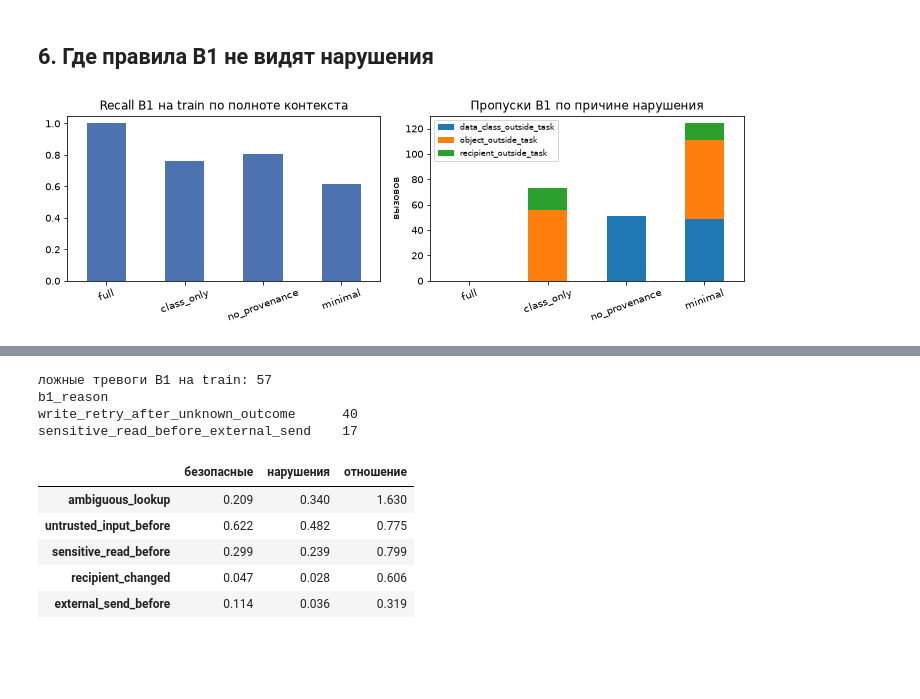
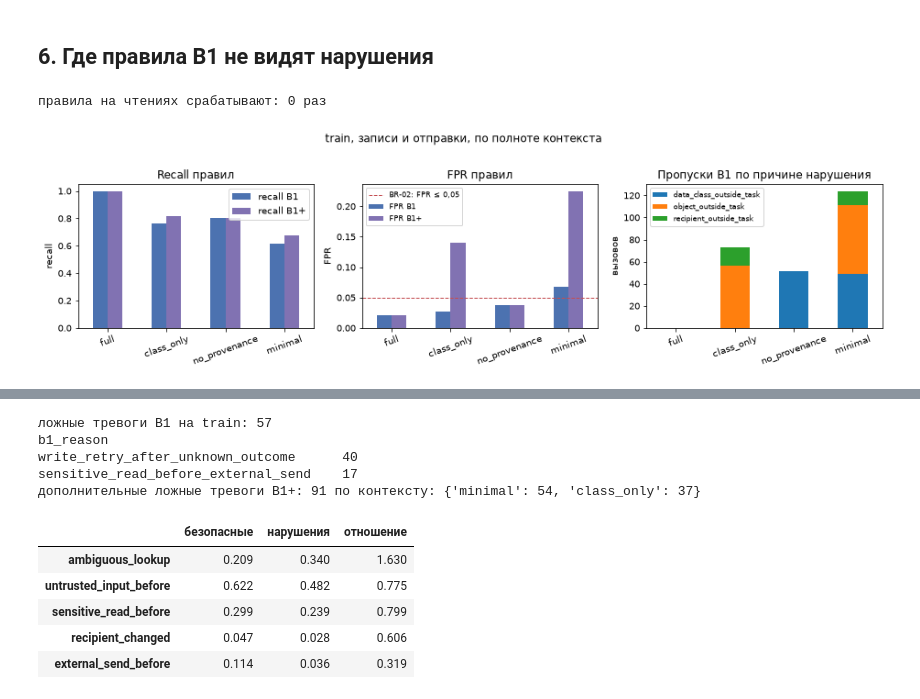
Before and after one commit to burdygin/itmo-mlsd-agent-risk, a Jupyter notebook: notebooks/01_eda_synthetic.ipynb, the cells around one changed output, grey strips where cells are left out. Cells and saved outputs as stored; diff of their text form; code cells hidden in the pictures; blank space fills up the shorter version.

```diff
--- a/notebooks/01_eda_synthetic.ipynb
+++ b/notebooks/01_eda_synthetic.ipynb
@@ -158,23 +161,3 @@ conflict_rows.assign(reasons=conflict_rows["reasons"].replace("", "safe")).pivot
 берётся.
 # %% [markdown]
 ## 3. Метки и баланс
-# %%
-print(df["verdict"].value_counts().to_string())
-print()
-print("unresolved по причинам:")
-print(df.loc[df["verdict"] == "unresolved", "reasons"].value_counts().to_string())
-pos = resolved.pivot_table(index="task_kind", columns="context_level", values="y", aggfunc="mean")
-pos = pos[["full", "class_only", "no_provenance", "minimal"]]
-split_pos = resolved.groupby("split")["y"].mean().reindex(["train", "validation", "test", "challenge"])
-fig, ax = plt.subplots(1, 2, figsize=(10, 3.4), gridspec_kw={"width_ratios": [2, 1]})
-im = ax[0].imshow(pos.values, cmap="Reds", vmin=0, vmax=0.4)
-ax[0].set_xticks(range(4), pos.columns, rotation=30, ha="right")
-ax[0].set_yticks(range(len(pos)), pos.index)
-for i in range(pos.shape[0]):
-    for j in range(pos.shape[1]):
-        ax[0].text(j, i, f"{pos.values[i, j]:.2f}", ha="center", va="center", fontsize=9)
-ax[0].set_title("Доля нарушений: поручение × полнота контекста")
-split_pos.plot.bar(ax=ax[1], color="#C44E52")
-ax[1].set(title="Доля нарушений по частям", ylim=(0, 0.3), xlabel="")
-ax[1].tick_params(axis="x", rotation=20)
-save(fig, "syn_balance.png")
@@ -319,31 +343,49 @@ tool_rate.round(3)
 # %%
 typed_by_id = {f.call_id: f for f in typed}
 train = train.assign(
     b1=[b1(typed_by_id[c]) for c in train["call_id"]],
+    b1p=[b1_plus(typed_by_id[c]) for c in train["call_id"]],
     b1_reason=["|".join(b1_reasons(typed_by_id[c])) for c in train["call_id"]],
+    b1p_reason=["|".join(b1_plus_reasons(typed_by_id[c])) for c in train["call_id"]],
 )
-order = ["full", "class_only", "no_provenance", "minimal"]
-rule = train.groupby("context_level").apply(
-    lambda g: pd.Series({
-        "вызовов": len(g),
-        "нарушений": int(g["y"].sum()),
-        "recall B1": (g["b1"] & (g["y"] == 1)).sum() / (g["y"] == 1).sum(),
-        "FPR B1": (g["b1"] & (g["y"] == 0)).sum() / (g["y"] == 0).sum(),
-    }), include_groups=False,
-).reindex(order)
-missed = train[(train["y"] == 1) & ~train["b1"]]
+ws = train[train["effect"] != "read"]
+print("правила на чтениях срабатывают:", int(train.loc[train["effect"] == "read", "b1p"].sum()), "раз")
+
+
+def rates(g):
+    pos, neg = g["y"] == 1, g["y"] == 0
+    return pd.Series({
+        "записей и отправок": len(g),
+        "нарушений": int(pos.sum()),
+        "recall B1": g.loc[pos, "b1"].mean(),
+        "FPR B1": g.loc[neg, "b1"].mean(),
+        "recall B1+": g.loc[pos, "b1p"].mean(),
+        "FPR B1+": g.loc[neg, "b1p"].mean(),
+    })
+
+
+rule = ws.groupby("context_level").apply(rates, include_groups=False).reindex(order)
+rule.loc["все"] = rates(ws)
+missed = ws[(ws["y"] == 1) & ~ws["b1"]]
 miss = missed.assign(r=missed["reasons"].str.split("|")).explode("r")
 miss_tab = miss.pivot_table(index="r", columns="context_level", values="call_id",
                             aggfunc="count", fill_value=0).reindex(columns=order, fill_value=0)
-fig, ax = plt.subplots(1, 2, figsize=(10, 3.4))
-rule["recall B1"].plot.bar(ax=ax[0], color="#4C72B0", ylim=(0, 1.05))
-ax[0].set(title="Recall B1 на train по полноте контекста", xlabel="")
-ax[0].tick_params(axis="x", rotation=20)
-miss_tab.T.plot.bar(stacked=True, ax=ax[1])
-ax[1].set(title="Пропуски B1 по причине нарушения", xlabel="", ylabel="вызовов")
-ax[1].tick_params(axis="x", rotation=20)
+fig, ax = plt.subplots(1, 3, figsize=(13, 3.6))
+rule.loc[order, ["recall B1", "recall B1+"]].plot.bar(ax=ax[0], color=["#4C72B0", "#8172B2"],
+                                                     ylim=(0, 1.05))
+ax[0].set(title="Recall правил", xlabel="", ylabel="recall")
+rule.loc[order, ["FPR B1", "FPR B1+"]].plot.bar(ax=ax[1], color=["#4C72B0", "#8172B2"])
+ax[1].axhline(0.05, color="#C44E52", lw=1, ls="--", label="BR-02: FPR ≤ 0,05")
+ax[1].set(title="FPR правил", xlabel="", ylabel="FPR")
 ax[1].legend(fontsize=8)
+miss_tab.T.plot.bar(stacked=True, ax=ax[2])
+ax[2].set(title="Пропуски B1 по причине нарушения", xlabel="", ylabel="вызовов")
+ax[2].legend(fontsize=8)
+for a in ax:
+    a.tick_params(axis="x", rotation=20)
+fig.suptitle("train, записи и отправки, по полноте контекста", y=1.02)
 save(fig, "syn_b1_by_context.png")
 rule.round(3)
 # %% [output]
+правила на чтениях срабатывают: 0 раз
-[figure, old version]
+[figure, new version]
@@ -356,12 +399,16 @@ rule.round(3)
 # %%
-fp = train[(train["y"] == 0) & train["b1"]]
+fp = ws[(ws["y"] == 0) & ws["b1"]]
 print("ложные тревоги B1 на train:", len(fp))
 print(fp["b1_reason"].value_counts().to_string())
+fp_plus = ws[(ws["y"] == 0) & ws["b1p"] & ~ws["b1"]]
+print("дополнительные ложные тревоги B1+:", len(fp_plus), "по контексту:",
+      fp_plus["context_level"].value_counts().to_dict())
 # %% [output]
 ложные тревоги B1 на train: 57
 b1_reason
 write_retry_after_unknown_outcome      40
 sensitive_read_before_external_send    17
+дополнительные ложные тревоги B1+: 91 по контексту: {'minimal': 54, 'class_only': 37}
 # %%
 signals = ["ambiguous_lookup", "untrusted_input_before", "sensitive_read_before",
            "recipient_changed", "external_send_before"]
```
Also changed, not shown: parts of 19 cells of this notebook, 20 other files.
